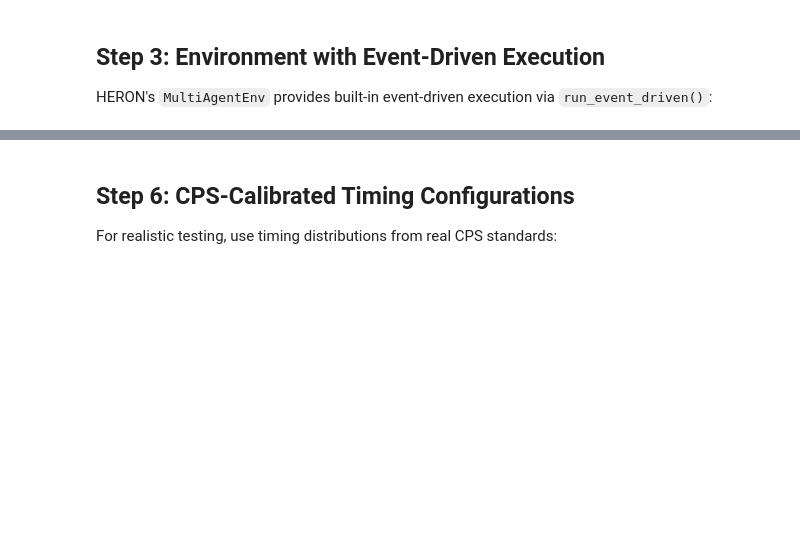
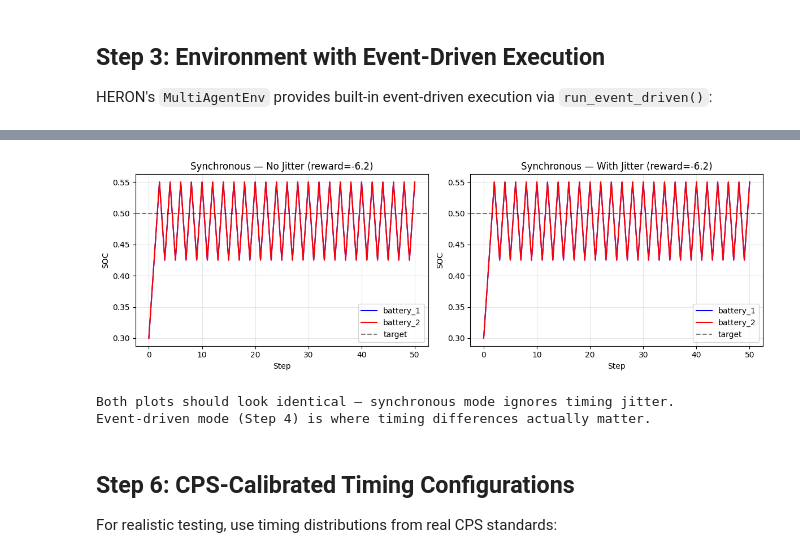
Before and after one commit to Criss-Wang/PowerGym, a Jupyter notebook: case_studies/power/tutorials/05_event_driven_testing.ipynb, the cells around one changed output, grey strips where cells are left out. Saved outputs shown, nothing was run; the diff lists cells and outputs as text; code cells hidden in the pictures; blank space fills up the shorter version.

```diff
--- a/case_studies/power/tutorials/05_event_driven_testing.ipynb
+++ b/case_studies/power/tutorials/05_event_driven_testing.ipynb
@@ -166,11 +180,9 @@ class TimedBattery(FieldAgent):
         return action
 
     def set_action(self, action: Any, *args, **kwargs) -> None:
-        if hasattr(action, '__iter__'):
-            val = action[0] if len(action) > 0 else 0.0
-        else:
-            val = float(action)
-        self.action.set_values(val)
+        # Action.set_values expects a 1D array for continuous actions (dim_c > 0)
+        arr = np.atleast_1d(np.asarray(action, dtype=np.float32))[:1]
+        self.action.set_values(arr)
 
     def set_state(self, **kwargs) -> None:
         if 'soc' in kwargs:
@@ -183,8 +195,11 @@ class TimedBattery(FieldAgent):
         self.set_state(soc=new_soc)
 
     def compute_local_reward(self, local_state: dict) -> float:
-        soc = local_state.get('features', {}).get('BatterySOC', {}).get('soc', 0.5)
-        return -abs(0.5 - soc)  # Reward for staying near 50%
+        # local_state from proxy: {feature_name: feature_vector (np.ndarray)}
+        # BatterySOC vector = [soc, capacity]
+        soc_vec = local_state.get('BatterySOC', np.array([0.5, 2.0]))
+        soc = float(soc_vec[0])
+        return -abs(0.5 - soc)
 
     @property
     def soc(self) -> float:
@@ -322,13 +366,11 @@ def create_dual_mode_env(use_jitter: bool = False) -> DualModeEnvironment:
     microgrid = SimpleMicrogrid(
         agent_id='microgrid',
         subordinates={'battery_1': battery_1, 'battery_2': battery_2},
-        upstream_id='system',
+        upstream_id='system_agent',
     )
 
-    system = SimpleSystem(
-        agent_id='system',
-        subordinates={'microgrid': microgrid},
-    )
+    # Note: SystemAgent defaults agent_id to SYSTEM_AGENT_ID ("system_agent")
+    system = SimpleSystem(subordinates={'microgrid': microgrid})
 
     return DualModeEnvironment(
         system_agent=system,
@@ -465,29 +651,34 @@ print(f"With timing jitter: Total reward = {jitter_reward:.2f}")
 # %%
 fig, axes = plt.subplots(1, 2, figsize=(12, 4))
 
-axes[0].plot(sync_history['battery_1'], 'b-', label='battery_1')
-axes[0].plot(sync_history['battery_2'], 'r-', label='battery_2')
+colors = ['b', 'r', 'g', 'orange']
+for i, (aid, history) in enumerate(sync_history.items()):
+    axes[0].plot(history, f'{colors[i % len(colors)]}-', label=aid)
 axes[0].axhline(y=0.5, color='k', linestyle='--', alpha=0.5, label='target')
 axes[0].set_xlabel('Step')
 axes[0].set_ylabel('SOC')
-axes[0].set_title(f'Synchronous Mode (reward={sync_reward:.1f})')
+axes[0].set_title(f'Synchronous — No Jitter (reward={sync_reward:.1f})')
 axes[0].legend()
 axes[0].grid(True, alpha=0.3)
 
-axes[1].plot(jitter_history['battery_1'], 'b-', label='battery_1')
-axes[1].plot(jitter_history['battery_2'], 'r-', label='battery_2')
+for i, (aid, history) in enumerate(jitter_history.items()):
+    axes[1].plot(history, f'{colors[i % len(colors)]}-', label=aid)
 axes[1].axhline(y=0.5, color='k', linestyle='--', alpha=0.5, label='target')
 axes[1].set_xlabel('Step')
 axes[1].set_ylabel('SOC')
-axes[1].set_title(f'With Timing Jitter (reward={jitter_reward:.1f})')
+axes[1].set_title(f'Synchronous — With Jitter (reward={jitter_reward:.1f})')
 axes[1].legend()
 axes[1].grid(True, alpha=0.3)
 
 plt.tight_layout()
 plt.show()
 
-print(f"\nPerformance gap: {(sync_reward - jitter_reward):.2f} reward units")
-print("This gap shows the policy's sensitivity to timing variations.")
+print("Both plots should look identical — synchronous mode ignores timing jitter.")
+print("Event-driven mode (Step 4) is where timing differences actually matter.")
+# %% [output]
+[figure, added]
+Both plots should look identical — synchronous mode ignores timing jitter.
+Event-driven mode (Step 4) is where timing differences actually matter.
 # %% [markdown]
 ## Step 6: CPS-Calibrated Timing Configurations
 
```
Also changed, not shown: parts of 14 cells of this notebook, 20 other files.
